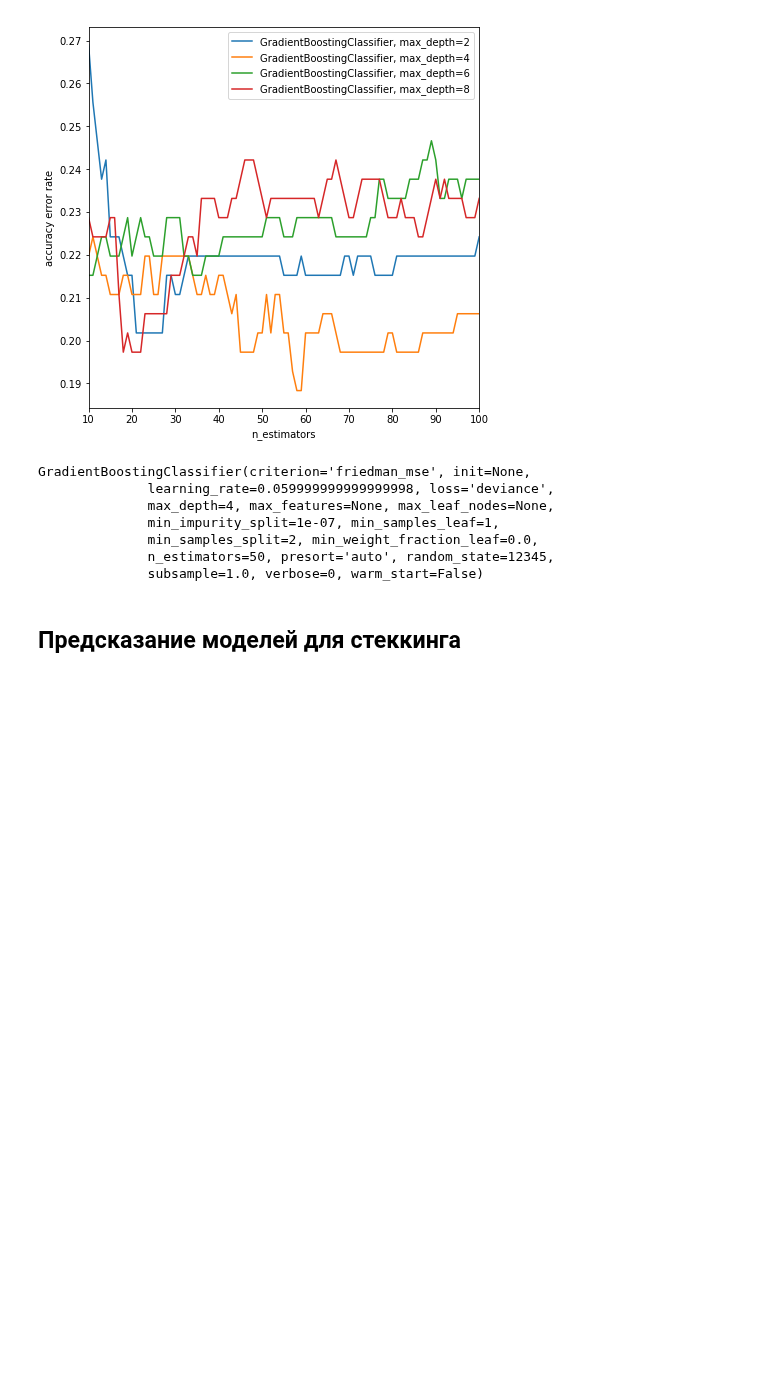
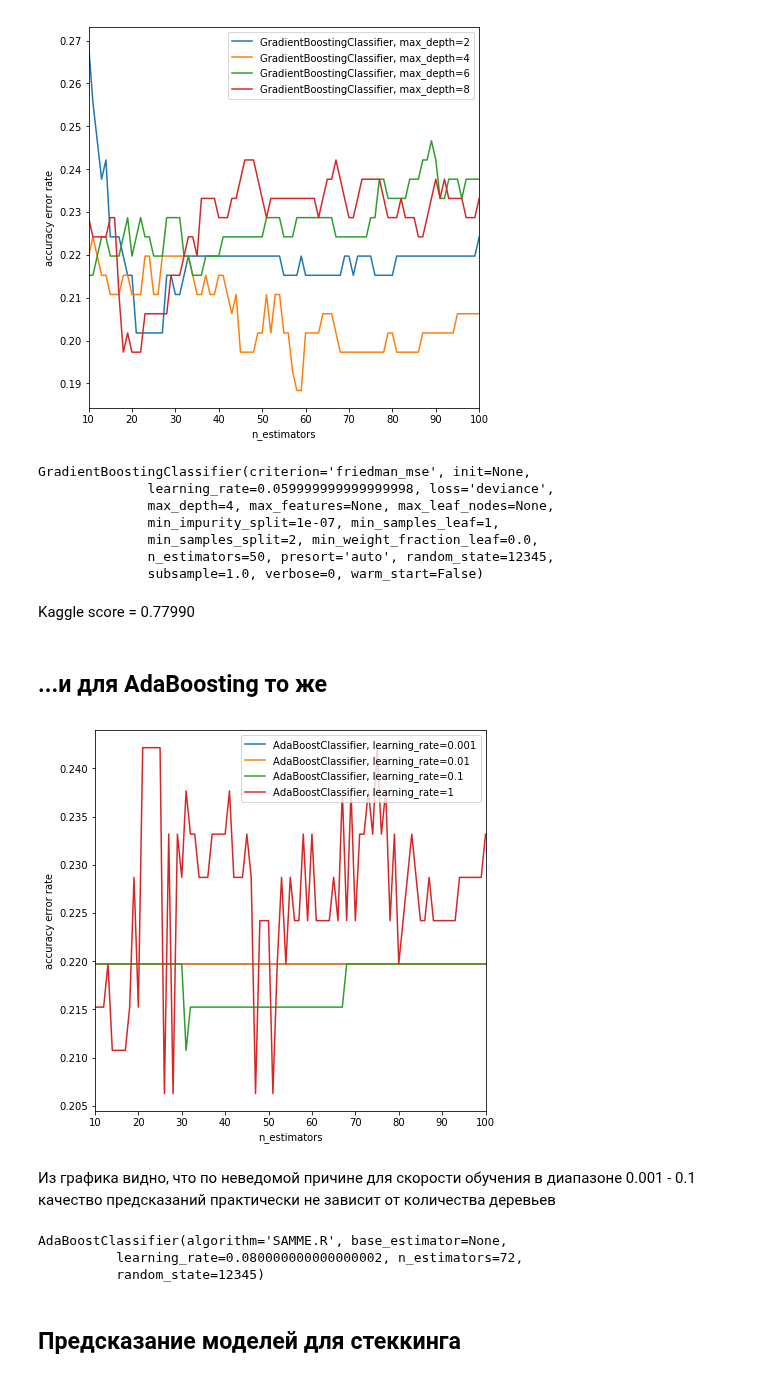
Before and after one commit to dmitrydi/data_sci_out, a Jupyter notebook: data_sci_out/task_2.5/001_titanic_my_edit.ipynb, the cells around one changed output. Saved outputs shown, nothing was run; the diff lists cells and outputs as text; code cells hidden in the pictures; blank space fills up the shorter version.

```diff
--- a/data_sci_out/task_2.5/001_titanic_my_edit.ipynb
+++ b/data_sci_out/task_2.5/001_titanic_my_edit.ipynb
@@ -249,0 +249,4 @@ GradientBoostingClassifier(criterion='friedman_mse', init=None,
+# %% [markdown]
+Kaggle score = 0.77990
+# %% [markdown]
+## ...и для AdaBoosting то же
@@ -249,0 +256,52 @@ GradientBoostingClassifier(criterion='friedman_mse', init=None,
+# %%
+ensemble_clfs = [
+    ("AdaBoostClassifier, learning_rate=0.001",
+        AdaBoostClassifier(learning_rate=0.001,
+                           random_state=RANDOM_STATE)),
+    ("AdaBoostClassifier, learning_rate=0.01",
+        AdaBoostClassifier(learning_rate=0.01,
+                           random_state=RANDOM_STATE)),
+    ("AdaBoostClassifier, learning_rate=0.1",
+        AdaBoostClassifier(learning_rate=0.1,
+                           random_state=RANDOM_STATE)),
+   ("AdaBoostClassifier, learning_rate=1",
+        AdaBoostClassifier(learning_rate=1,
+                           random_state=RANDOM_STATE))
+]
+
+error_rate = OrderedDict((label, []) for label, _ in ensemble_clfs)
+
+
+
+X_train_, X_test_, y_train_, y_test_ = train_test_split(X_train,
+                                                        y_train,
+                                                        test_size=0.25,
+                                                        random_state=RANDOM_STATE
+                                                       )
+X_train_ = X_train_.as_matrix().copy()
+y_train_ = y_train_.as_matrix().copy()
+
+
+for label, model_ in ensemble_clfs:
+    for i in range(MIN_ESTIMATORS, MAX_ESTIMATORS + 1):
+        model_.set_params(n_estimators=i)
+        model_.fit(X_train_, y_train_)
+        y_pred_ = model_.predict(X_test_)
+        acc_error = 1 - accuracy_score(y_test_, y_pred_)
+        error_rate[label].append((i, acc_error))
+
+plt.figure(figsize=(7,7))
+
+for label, clf_err in error_rate.items():
+    xs, ys = zip(*clf_err)
+    plt.plot(xs, ys, label=label)
+
+plt.xlim(MIN_ESTIMATORS, MAX_ESTIMATORS)
+plt.xlabel("n_estimators")
+plt.ylabel("accuracy error rate")
+plt.legend(loc="upper right")
+plt.show()
+# %% [output]
+[figure, added]
+# %% [markdown]
+Из графика видно, что по неведомой причине для скорости обучения в диапазоне 0.001 - 0.1 качество предсказаний практически не зависит от количества деревьев
@@ -250,3 +317,9 @@ GradientBoostingClassifier(criterion='friedman_mse', init=None,
+# %%
+best_ABC
+# %% [output]
+AdaBoostClassifier(algorithm='SAMME.R', base_estimator=None,
+          learning_rate=0.080000000000000002, n_estimators=72,
+          random_state=12345)
 # %% [markdown]
 ## Предсказание моделей для стеккинга
 # %%
```
Also changed, not shown: parts of 13 cells of this notebook, 8 other files.
